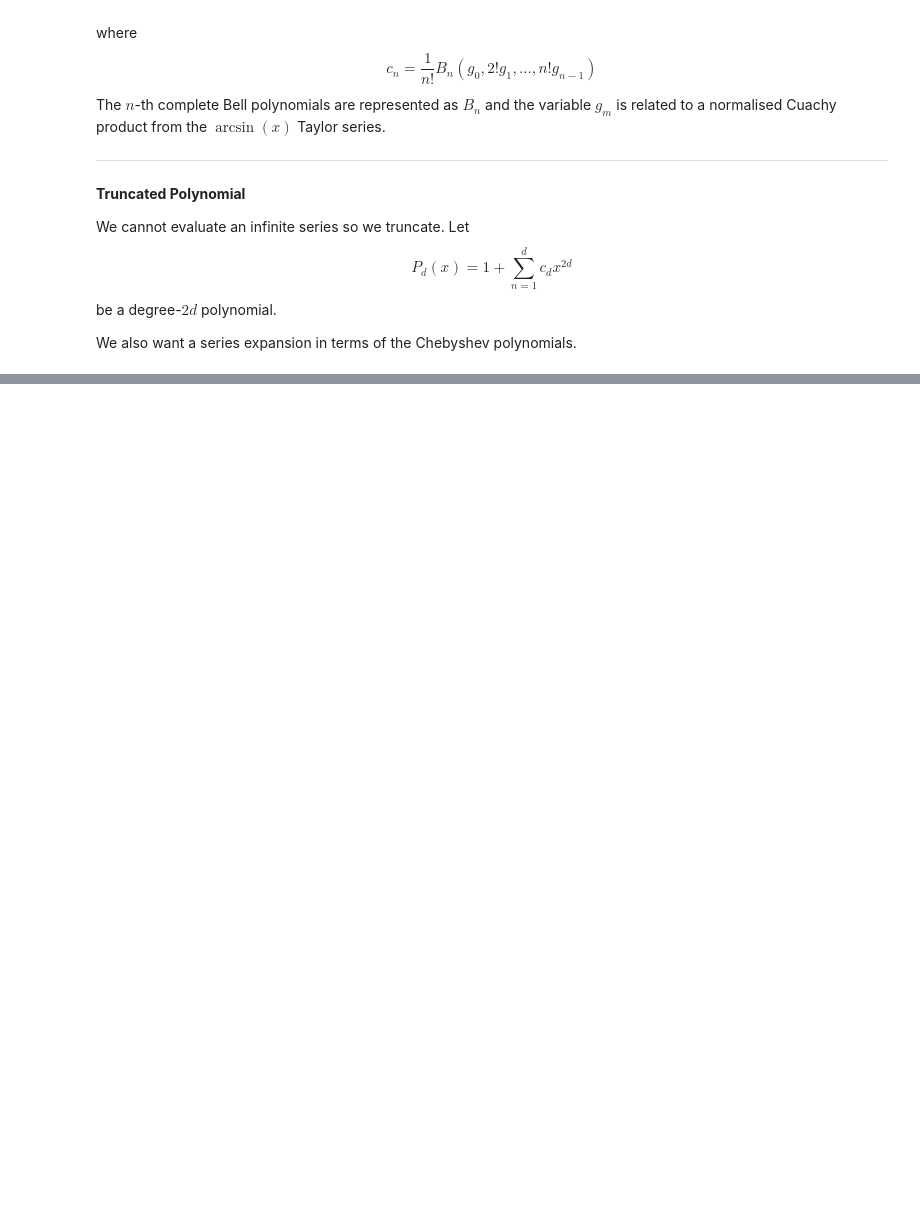
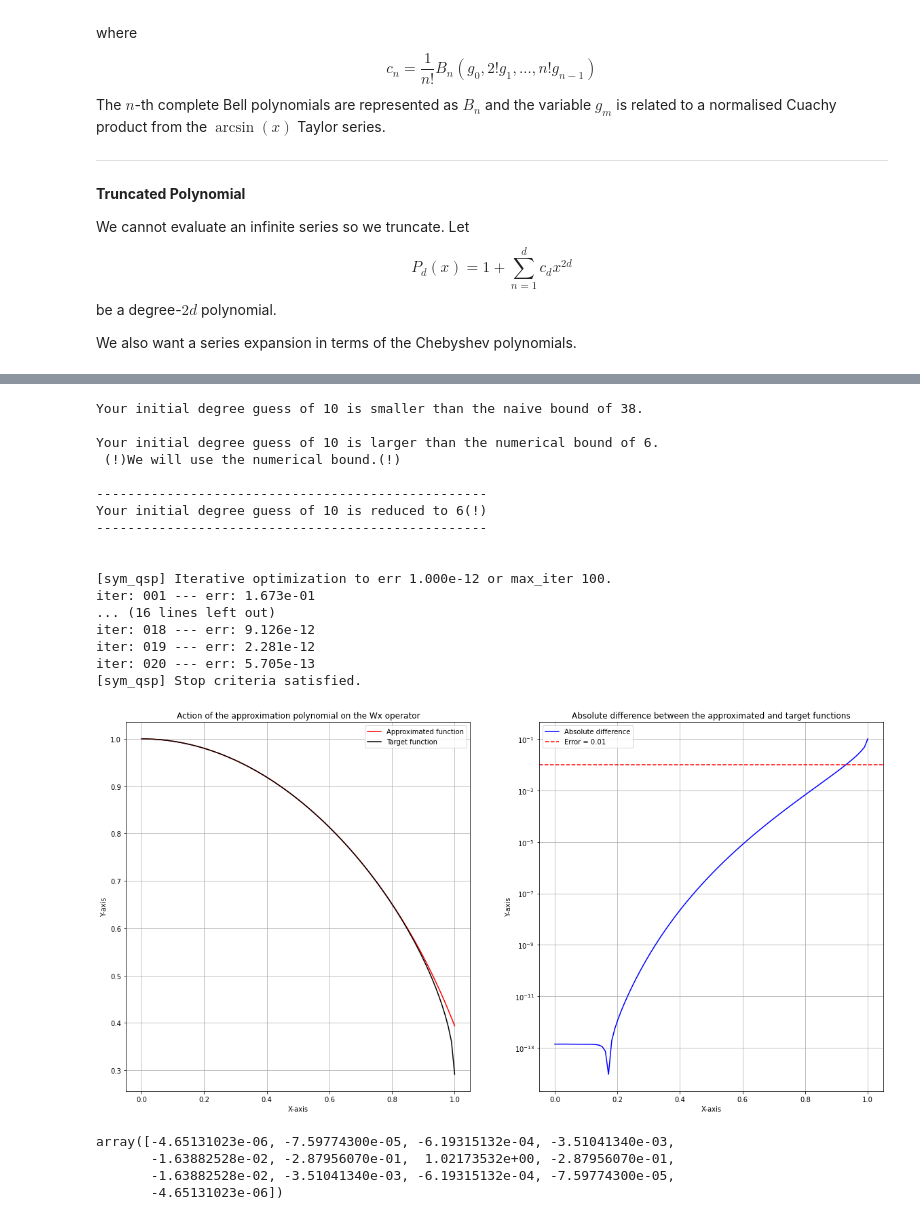
Before and after one commit to ichirokira/RealStatePrep, a Jupyter notebook: coeff_finder.ipynb, the cells around one changed output, grey strips where cells are left out. Saved outputs shown, nothing was run; the diff lists cells and outputs as text; code cells hidden in the pictures; blank space fills up the shorter version.

Commit message:
Updated coeff_finder.ipynb to get QSP angles.

```diff
--- a/coeff_finder.ipynb
+++ b/coeff_finder.ipynb
@@ -355,6 +355,3 @@ class TargetSeriesCoefficients:
 
         else:
             raise ValueError("expansion_type must be either 'TAYLOR' or 'CHEBYSHEV'")
-# %%
-X = TargetSeriesCoefficients(1)
-X.ListTargetChebyCoeff(6)
@@ -399,17 +357,0 @@ We zoom in on the end of the domain
-# %%
-n=6
-s=0.75
-xs_plot = [float(np.sin(x / 2**n)) for x in range(2**n)]
-poly_T = TargetSeriesCoefficients(s).CoeffListToPolynomial(TargetSeriesCoefficients(s).ListTargetTaylorCoeff(1),"TAYLOR")
-Gauss_arcin_comp = lambda x: np.exp(-(1/(2*s**2)) * (np.arcsin(x)**2))
-ys_plot_T, ys_plot_G = poly_T(xs_plot), Gauss_arcin_comp(xs_plot)
-delta_ys_TG = np.abs(ys_plot_T - ys_plot_G)
-# plt.plot(xs_plot, ys_plot_T, color='red', label=f'Polynomial')
-# plt.plot(xs_plot, ys_plot_G, color='black', label=f'Gaussian')
-plt.plot(xs_plot, delta_ys_TG, color='orange', label=f'Polynomial - Gaussian')
-plt.xlabel('X-axis')
-plt.ylabel('Y-axis')
-plt.title('Numpy Polynomial Fit')
-plt.legend()
-plt.grid(True)
-plt.show()
@@ -497,0 +580,26 @@ float(targ_func(0.4))
+# %%
+s, err, init_deg = 1, 1e-2, 10
+GetQSPAngleListAdv(s, init_deg, err, plot=True)
+# %% [output]
+Your initial degree guess of 10 is smaller than the naive bound of 38.
+
+Your initial degree guess of 10 is larger than the numerical bound of 6.
+ (!)We will use the numerical bound.(!)
+
+--------------------------------------------------
+Your initial degree guess of 10 is reduced to 6(!)
+--------------------------------------------------
+
+
+[sym_qsp] Iterative optimization to err 1.000e-12 or max_iter 100.
+iter: 001 --- err: 1.673e-01
+... (16 lines left out)
+iter: 018 --- err: 9.126e-12
+iter: 019 --- err: 2.281e-12
+iter: 020 --- err: 5.705e-13
+[sym_qsp] Stop criteria satisfied.
+[figure, added]
+array([-4.65131023e-06, -7.59774300e-05, -6.19315132e-04, -3.51041340e-03,
+       -1.63882528e-02, -2.87956070e-01,  1.02173532e+00, -2.87956070e-01,
+       -1.63882528e-02, -3.51041340e-03, -6.19315132e-04, -7.59774300e-05,
+       -4.65131023e-06])
```
Also changed, not shown: parts of 16 cells of this notebook, 1 other file.
